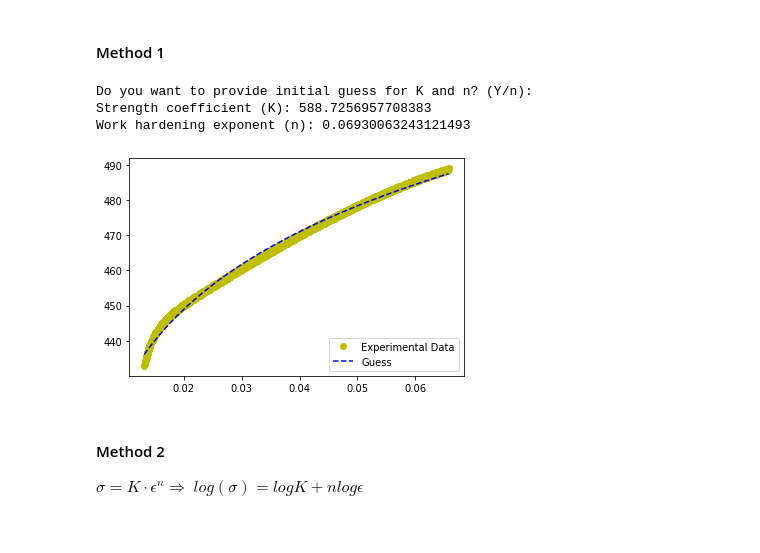
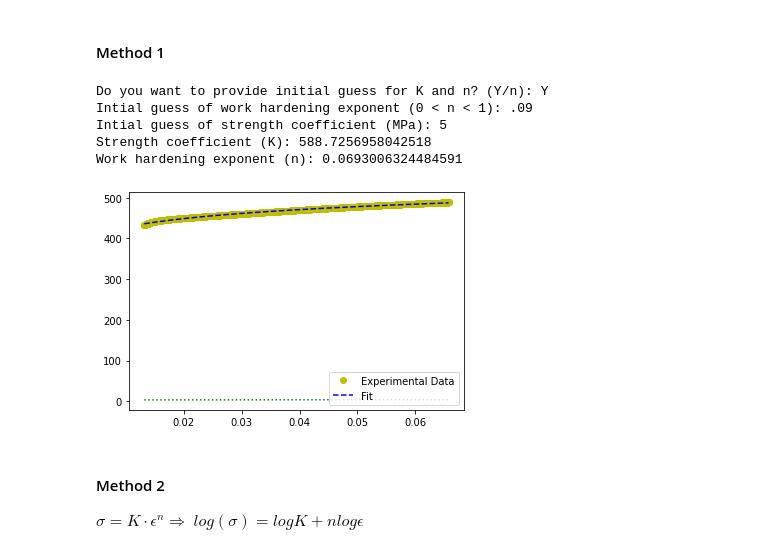
Before and after one commit to algomaster99/meta-btp, a Jupyter notebook: hollomon_curves.ipynb, the cells around one changed output. Cells and saved outputs as stored; diff of their text form; code cells hidden in the pictures.

Commit message:
Fix legends in hollomon curve plot
Signed-off-by: Aman Sharma <mannu.poski10@gmail.com>

```diff
--- a/hollomon_curves.ipynb
+++ b/hollomon_curves.ipynb
@@ -73,40 +73,43 @@ choose = input('Do you want to provide initial guess for K and n? (Y/n): ')
 
 p0=None
 
 if choose in ['Y', 'y']:
     initial_guess_n = float(input("Intial guess of work hardening exponent (0 < n < 1): "))
     initial_guess_K = float(input("Intial guess of strength coefficient (MPa): "))
     p0 = (initial_guess_K, initial_guess_n)
 
 def fit_hollomon(x, K, n):
     return K*(x**n)
 
 rhs_theoretical_hollomon = curve_fit(
     fit_hollomon, true_strain, true_stress, p0, method='lm',
 )
 popt, _ = rhs_theoretical_hollomon
 K = popt[0]
 n = popt[1]
 
-_ = plt.plot(true_strain, true_stress, 'yo', label='Experimental data')
+_ = plt.plot(true_strain, true_stress, 'yo')
+_ = plt.plot(true_strain, [fit_hollomon(pl,K,n) for pl in true_strain], 'b--')
 if choose in ['Y', 'y']:
     _ = plt.plot(true_strain, [fit_hollomon(pl,initial_guess_K,initial_guess_n) for pl in true_strain], 'g:',)
-_ = plt.plot(true_strain, [fit_hollomon(pl,K,n) for pl in true_strain], 'b--', label='Fit')
+    _ = plt.legend(['Experimental Data','Guess', 'Fit'], loc='lower right')
 
-_ = plt.legend(['Experimental Data','Guess', 'Fit'], loc='lower right')
+_ = plt.legend(['Experimental Data','Fit'], loc='lower right')
 
 save_fig(plt, 'savefig', f'{OUTPUT_DIR}/Hollomon curve')
 
 print(f'Strength coefficient (K): {K}')
 print(f'Work hardening exponent (n): {n}')
 
 save_parameter('Strength coefficient (K)', K, 'MPa', f'{OUTPUT_DIR}/output.txt')
 save_parameter('Work hardening exponent (n)', n, '', f'{OUTPUT_DIR}/output.txt')
 # %% [output]
-Do you want to provide initial guess for K and n? (Y/n):
-Strength coefficient (K): 588.7256957708383
-Work hardening exponent (n): 0.06930063243121493
+Do you want to provide initial guess for K and n? (Y/n): Y
+Intial guess of work hardening exponent (0 < n < 1): .09
+Intial guess of strength coefficient (MPa): 5
+Strength coefficient (K): 588.7256958042518
+Work hardening exponent (n): 0.0693006324484591
-[figure, old version]
+[figure, new version]
 # %% [markdown]
 #### Method 2
 
```
